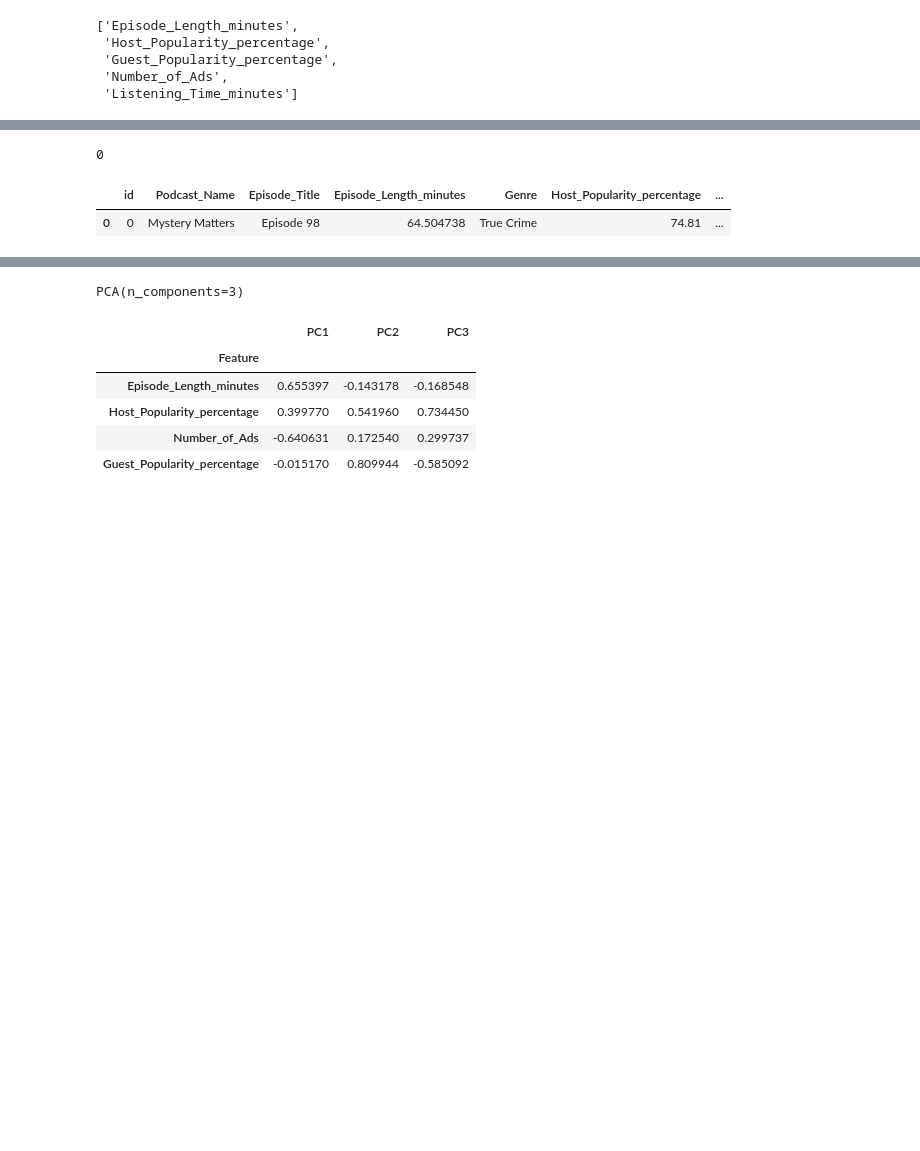
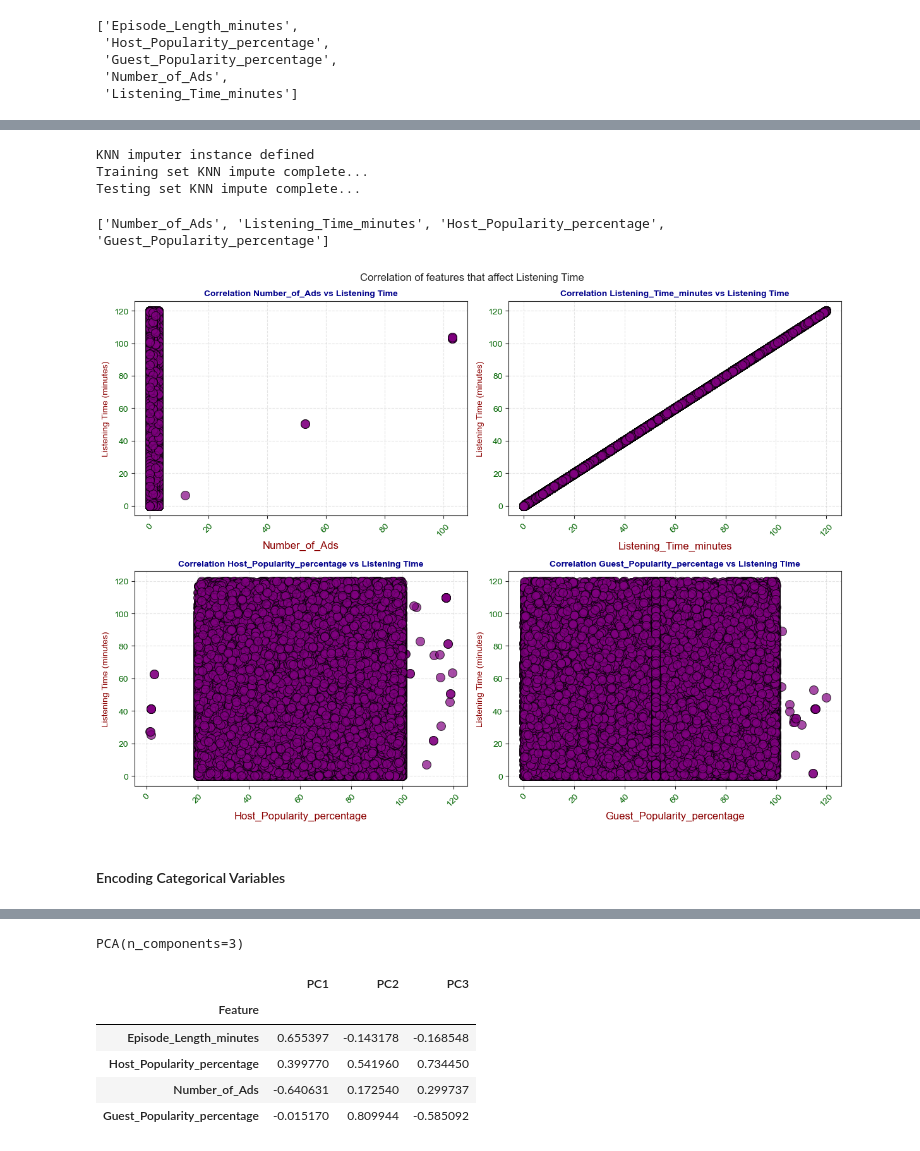
Before and after one commit to Kaylafei1119/kayla_project, a Jupyter notebook: Podcast_Listening_Time/Podcast_Tables.ipynb, the cells around one changed output, grey strips where cells are left out. Saved outputs shown, nothing was run; the diff lists cells and outputs as text; code cells hidden in the pictures; blank space fills up the shorter version.

```diff
--- a/Podcast_Listening_Time/Podcast_Tables.ipynb
+++ b/Podcast_Listening_Time/Podcast_Tables.ipynb
@@ -331,31 +337,61 @@ df_train['Number_of_Ads'] = df_train['Number_of_Ads'].interpolate(method='polyno
 df_test['Episode_Length_minutes'] = df_test['Episode_Length_minutes'].fillna(value = df_test['Episode_Length_minutes'].mean()).astype(float)
 df_test['Number_of_Ads'] = df_test['Number_of_Ads'].interpolate(method='polynomial', order=2).astype(int)
 # %%
-# from sklearn.impute import KNNImputer
-# ### utilize a KNN imputer: fill in missing data by leveraging the values of similar data points (or neighbors) in a dataset
+%%time
 
-# ### Create KNN imputer instance with 3 nearest neighbors
-# imputer = KNNImputer(n_neighbors = 3)
-# print("KNN imputer instance defined")
+from sklearn.impute import KNNImputer
+### utilize a KNN imputer: fill in missing data by leveraging the values of similar data points (or neighbors) in a dataset
 
-# # Fit on training data
-# df_train[['Guest_Popularity_percentage']] = imputer.fit_transform(df_train[['Guest_Popularity_percentage']])
-# print("Training set KNN impute complete...")
+### Create KNN imputer instance with 3 nearest neighbors
+imputer = KNNImputer(n_neighbors = 3)
+print("KNN imputer instance defined")
 
-# # Transform test data using the same imputer
-# df_test[['Guest_Popularity_percentage']] = imputer.transform(df_test[['Guest_Popularity_percentage']])
-# print("Testing set KNN impute complete...")
+# Fit on training data
+df_train[['Guest_Popularity_percentage']] = imputer.fit_transform(df_train[['Guest_Popularity_percentage']])
+print("Training set KNN impute complete...")
 
-df_train['Guest_Popularity_percentage'] = df_train['Guest_Popularity_percentage'].interpolate(method='polynomial', order=3).astype(float)
-df_test['Guest_Popularity_percentage'] = df_test['Guest_Popularity_percentage'].interpolate(method='polynomial', order=3).astype(float)
+# Transform test data using the same imputer
+df_test[['Guest_Popularity_percentage']] = imputer.transform(df_test[['Guest_Popularity_percentage']])
+print("Testing set KNN impute complete...")
 
-df_train['Guest_Popularity_percentage'] = df_train['Guest_Popularity_percentage'].fillna(0).astype(float)
+# df_train['Guest_Popularity_percentage'] = df_train['Guest_Popularity_percentage'].interpolate(method='polynomial', order=3).astype(float)
+# df_test['Guest_Popularity_percentage'] = df_test['Guest_Popularity_percentage'].interpolate(method='polynomial', order=3).astype(float)
+
+# df_train['Guest_Popularity_percentage'] = df_train['Guest_Popularity_percentage'].fillna(0).astype(float)
+# %% [output]
+KNN imputer instance defined
+Training set KNN impute complete...
+Testing set KNN impute complete...
-# %%
-df_train['Guest_Popularity_percentage'].isnull().sum()
-# %% [output]
-0
-# %%
-df_train[df_train['Guest_Popularity_percentage'].isnull()]
-# %% [output]
-|  | id | Podcast_Name | Episode_Title | Episode_Length_minutes | Genre | Host_Popularity_percentage | ... |
-| 0 | 0 | Mystery Matters | Episode 98 | 64.504738 | True Crime | 74.81 | ... |
+# %%
+# Visualize Scatterplot...
+print(lst_numerical)
+
+# CREATE CANVAS AND SUBPLOTS
+fig, axes = plt.subplots(nrows=2, ncols=2, figsize=(12, 9))
+
+# LOOP THROUGH NUMERICAL COLUMN
+for i, feature in enumerate(lst_numerical):
+    ax = axes[i // 2, i % 2]
+    sns.scatterplot(
+        x=df_train[feature], y=df_train['Listening_Time_minutes'],
+        ax=ax, color='purple', marker='o',
+        s=100, edgecolor='black', alpha=0.7
+    )
+    ax.set_title(f'Correlation {feature} vs Listening Time', fontsize=10, fontweight='bold', color='darkblue')
+    ax.set_xlabel(feature, fontsize=12, color='darkred', fontweight='light')
+    ax.set_ylabel('Listening Time (minutes)', fontsize=10, color='darkred', fontweight='light')
+    # adding gridlines
+    ax.grid(True, linestyle='--', alpha=0.5)
+    ax.tick_params(axis='x', rotation=45, labelsize=10, labelcolor='darkgreen')
+    ax.tick_params(axis='y', rotation=0, labelsize=10, labelcolor='darkgreen')
+
+
+plt.suptitle('Correlation of features that affect Listening Time')
+plt.tight_layout()
+plt.savefig('scatter_plot_listening_time.png', dpi=300, bbox_inches='tight')
+plt.show()
+# %% [output]
+['Number_of_Ads', 'Listening_Time_minutes', 'Host_Popularity_percentage', 'Guest_Popularity_percentage']
+[figure, added]
+# %% [markdown]
+#### Encoding Categorical Variables
```
Also changed, not shown: parts of 16 cells of this notebook, 4 other files.
